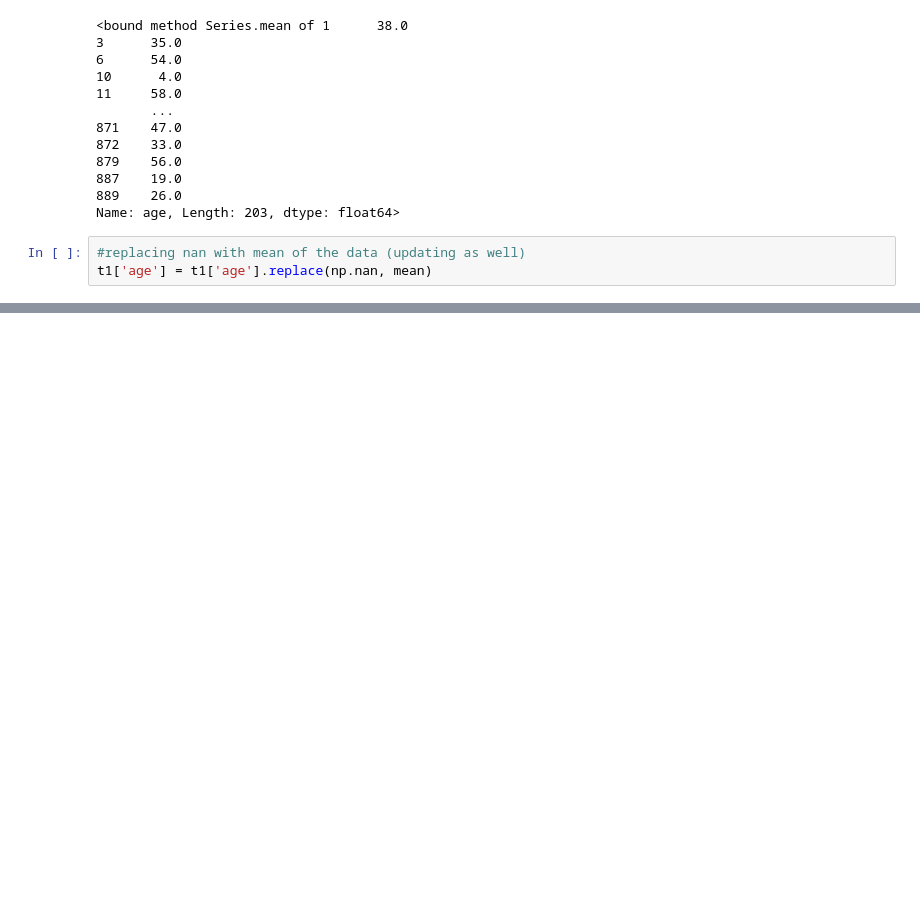
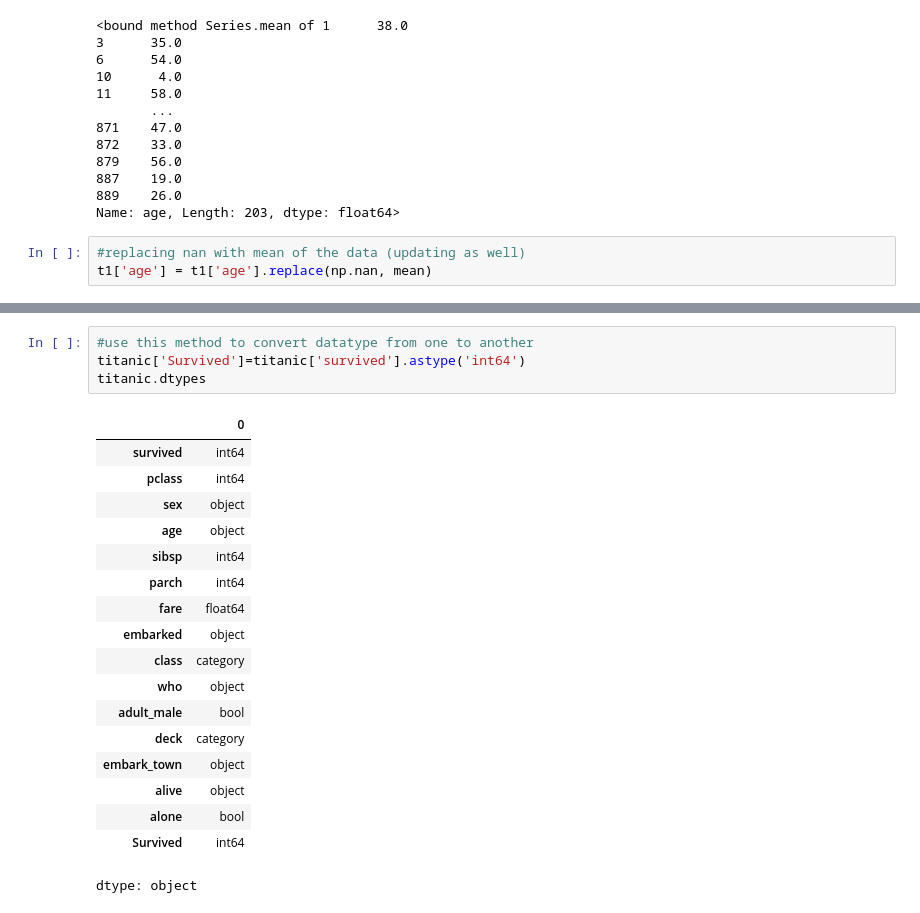
Before and after one commit to Syeda-Eman/40-days-of-Python, a Jupyter notebook: Day_12.ipynb, the cells around one changed output, grey strips where cells are left out. Saved outputs shown, nothing was run; the diff lists cells and outputs as text; blank space fills up the shorter version.

```diff
--- a/Day_12.ipynb
+++ b/Day_12.ipynb
@@ -148,0 +190,23 @@ t1['age'] = t1['age'].replace(np.nan, mean)
+# %%
+#use this method to convert datatype from one to another
+titanic['Survived']=titanic['survived'].astype('int64')
+titanic.dtypes
+# %% [output]
+|  | 0 |
+| survived | int64 |
+| pclass | int64 |
+| sex | object |
+| age | object |
+| sibsp | int64 |
+| parch | int64 |
+| fare | float64 |
+| embarked | object |
+| class | category |
+| who | object |
+| adult_male | bool |
+| deck | category |
+| embark_town | object |
+| alive | object |
+| alone | bool |
+| Survived | int64 |
+dtype: object
```
Also changed, not shown: parts of 2 cells of this notebook.
